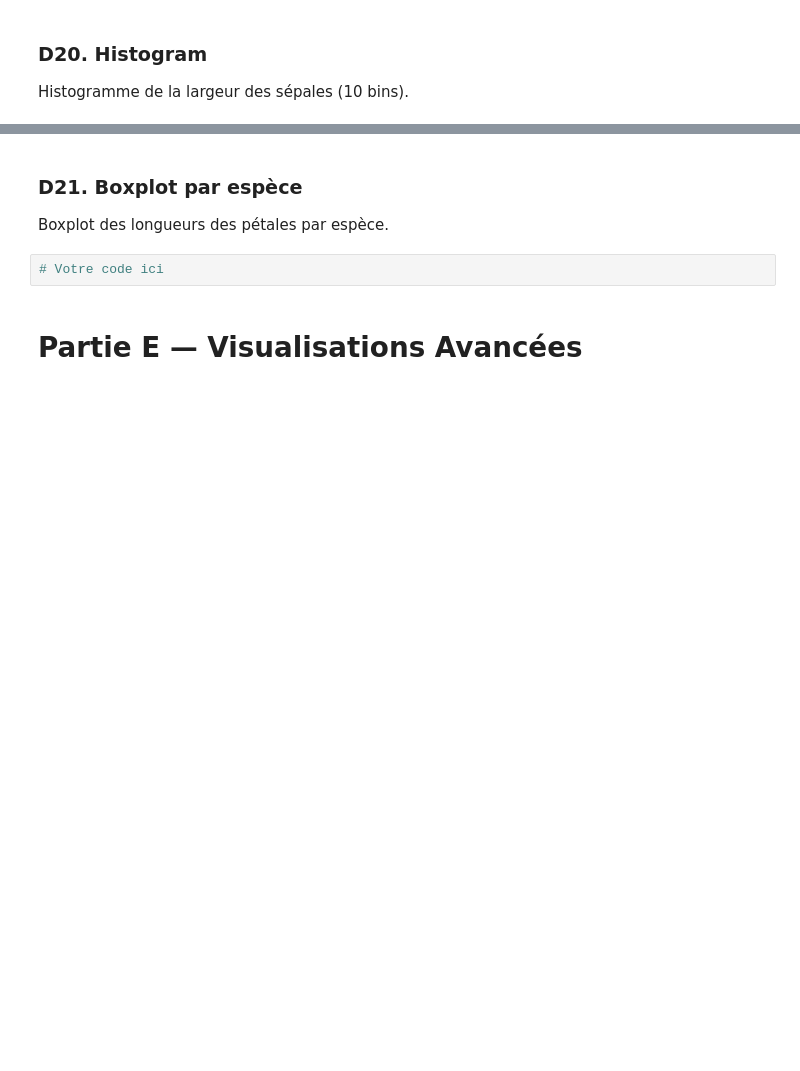
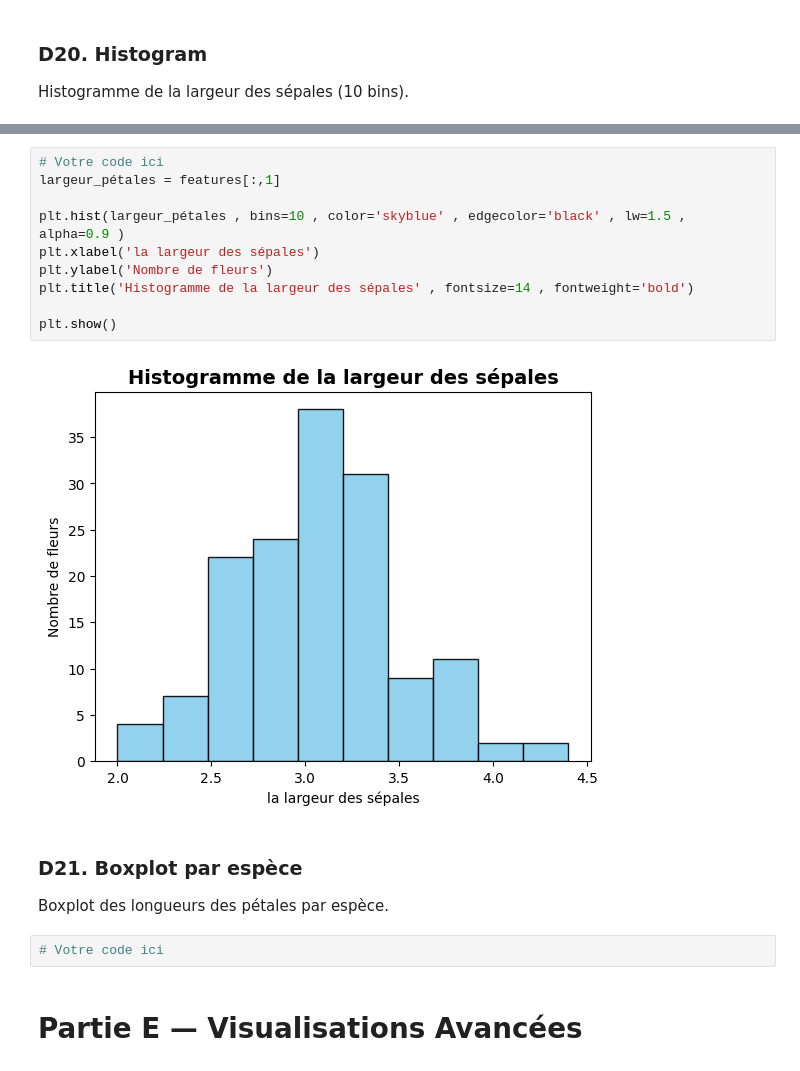
Before and after one commit to USMS-FPK-IA-GI-2025/controle-01-numpy-and-matplotlib-iris-YoussefDIDI79, a Jupyter notebook: notebooks/controle_numpy_matplotlib.ipynb, the cells around one changed output, grey strips where cells are left out. Drawn from its saved outputs; the diff is of its cells as text; blank space fills up the shorter version.

```diff
--- a/notebooks/controle_numpy_matplotlib.ipynb
+++ b/notebooks/controle_numpy_matplotlib.ipynb
@@ -336,3 +347,15 @@ Histogramme de la largeur des sépales (10 bins).
+# %%
+# Votre code ici
+largeur_pétales = features[:,1]
+
+plt.hist(largeur_pétales , bins=10 , color='skyblue' , edgecolor='black' , lw=1.5 ,  alpha=0.9 )
+plt.xlabel('la largeur des sépales')
+plt.ylabel('Nombre de fleurs')
+plt.title('Histogramme de la largeur des sépales' , fontsize=14 , fontweight='bold')
+
+plt.show()
+# %% [output]
+[figure, added]
 # %% [markdown]
 ### D21. Boxplot par espèce
 Boxplot des longueurs des pétales par espèce.
```
Also changed, not shown: parts of 6 cells of this notebook.
